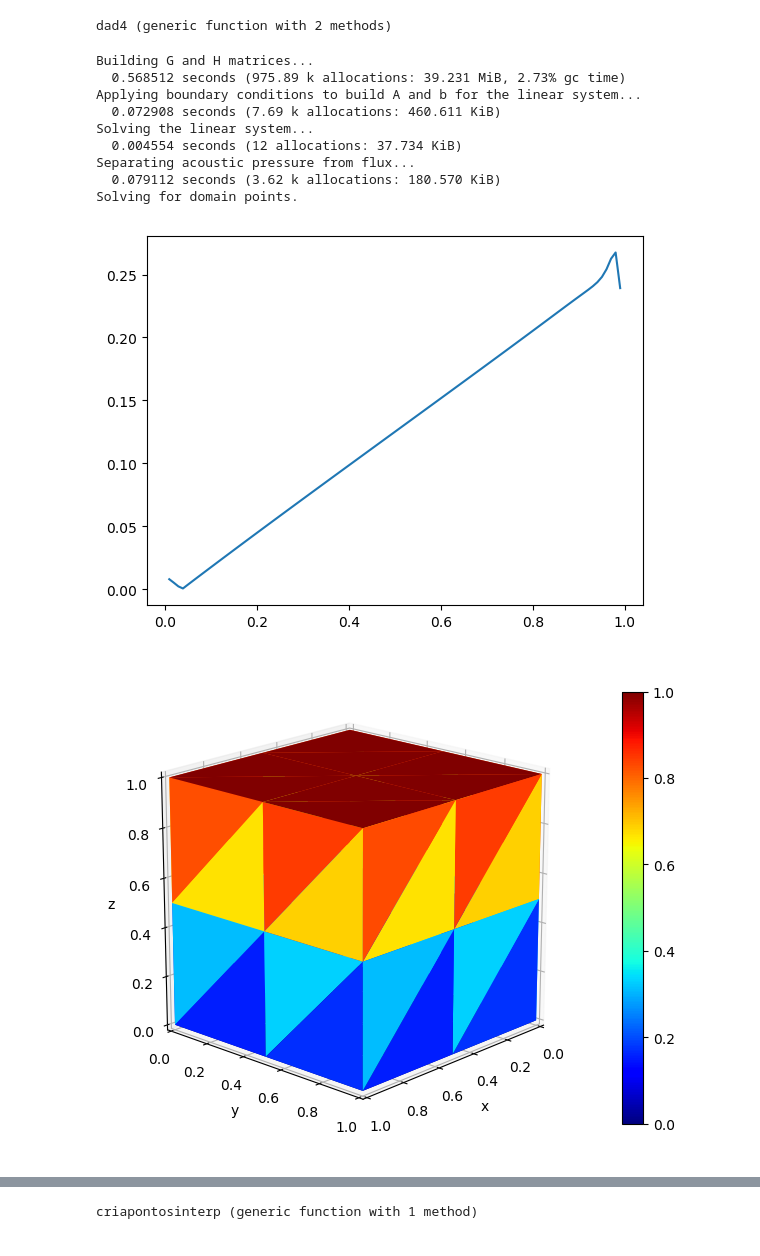
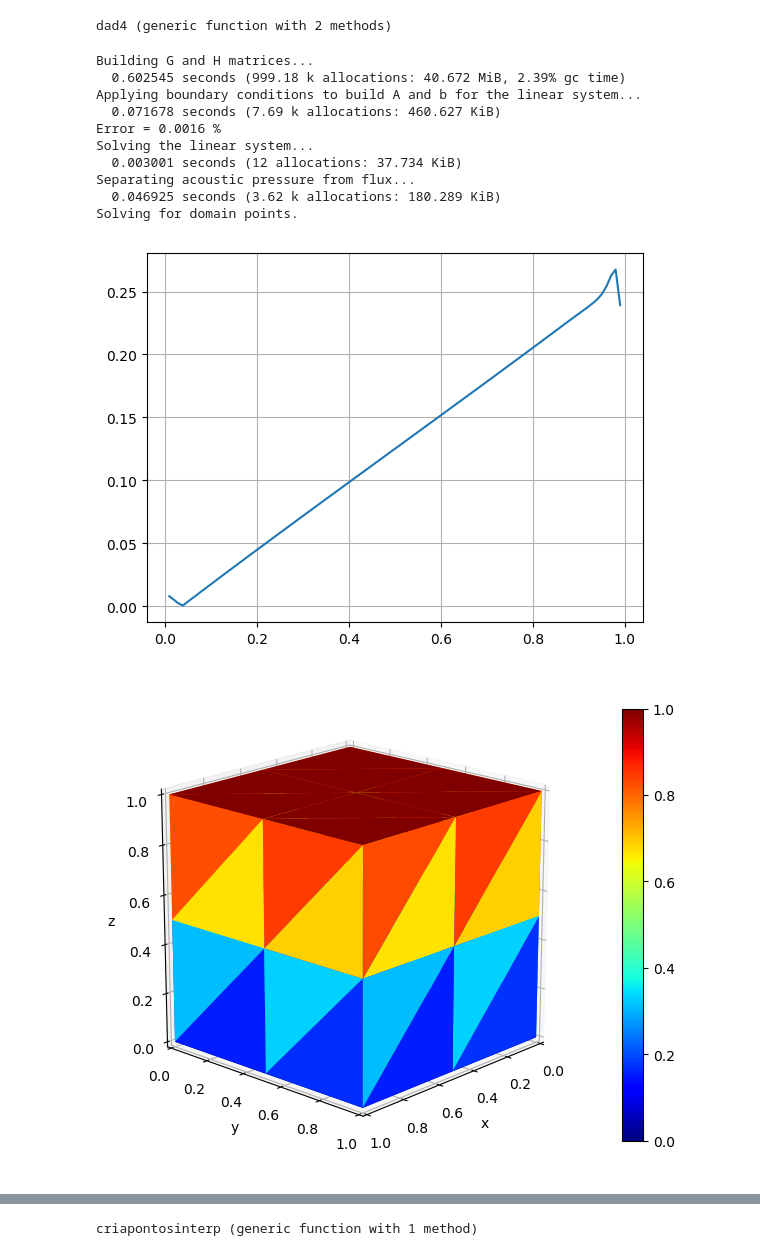
Before and after one commit to alvarocafe/BB, a Jupyter notebook: docs/BEM 3D - Laplace.ipynb, the cells around one changed output, grey strips where cells are left out. Cells and saved outputs as stored; diff of their text form; code cells hidden in the pictures.

```diff
--- a/docs/BEM 3D - Laplace.ipynb
+++ b/docs/BEM 3D - Laplace.ipynb
@@ -44,6 +44,9 @@ println("Building G and H matrices...")
 @time G,H,phi_inc = cal_GeH_POT(NOS,NOS_GEO,ELEM,k,qsi,w,0) #Compute the G and H matrices
 println("Applying boundary conditions to build A and b for the linear system...")
 @time A,b = aplica_cdc(G,H,CDC) #Applies the boundary conditions and returns matrix A and vector b for the linear system
+A1,b1=montamatrizvetor(NOS, NOS_GEO, ELEM, k, CDC);
+error=vecnorm(A1-A)/vecnorm(A1);
+println("Error = ",round(error,4)," %")
 println("Solving the linear system...")
 @time x = A\b # Solves the linear system
 println("Separating acoustic pressure from flux...")
@@ -53,26 +56,28 @@ T_pint=calc_T_pint_POT(PONTOS_int,NOS_GEO,ELEM,T,q,k,qsi,w,fc);
 q_pint=calc_q_pint_POT(PONTOS_int,NOS_GEO,ELEM,T,q,k,qsi,w,fc);
 # %% [output]
 Building G and H matrices...
-  0.568512 seconds (975.89 k allocations: 39.231 MiB, 2.73% gc time)
+  0.602545 seconds (999.18 k allocations: 40.672 MiB, 2.39% gc time)
 Applying boundary conditions to build A and b for the linear system...
-  0.072908 seconds (7.69 k allocations: 460.611 KiB)
+  0.071678 seconds (7.69 k allocations: 460.627 KiB)
+Error = 0.0016 %
 Solving the linear system...
-  0.004554 seconds (12 allocations: 37.734 KiB)
+  0.003001 seconds (12 allocations: 37.734 KiB)
 Separating acoustic pressure from flux...
-  0.079112 seconds (3.62 k allocations: 180.570 KiB)
+  0.046925 seconds (3.62 k allocations: 180.289 KiB)
 Solving for domain points.
 # %%
 using PyPlot
 using PyCall
 plt=PyPlot
 plt.plot(PONTOS_int[:,4],abs.(T_pint),label="BEM")
+grid(1)
 @pyimport matplotlib.colors as col
 @pyimport matplotlib.cm as cm
 @pyimport mpl_toolkits.mplot3d as mp
 @pyimport mpl_toolkits.mplot3d.art3d as ar
 mostra_resultados2(NOS_GEO,ELEM,abs.(T[:,1]))
 # %% [output]
-[figure, old version]
+[figure, new version]
 [figure]
 # %% [markdown]
 ### Hierarchical matrices
```
Also changed, not shown: parts of 7 cells of this notebook, 3 other files.
